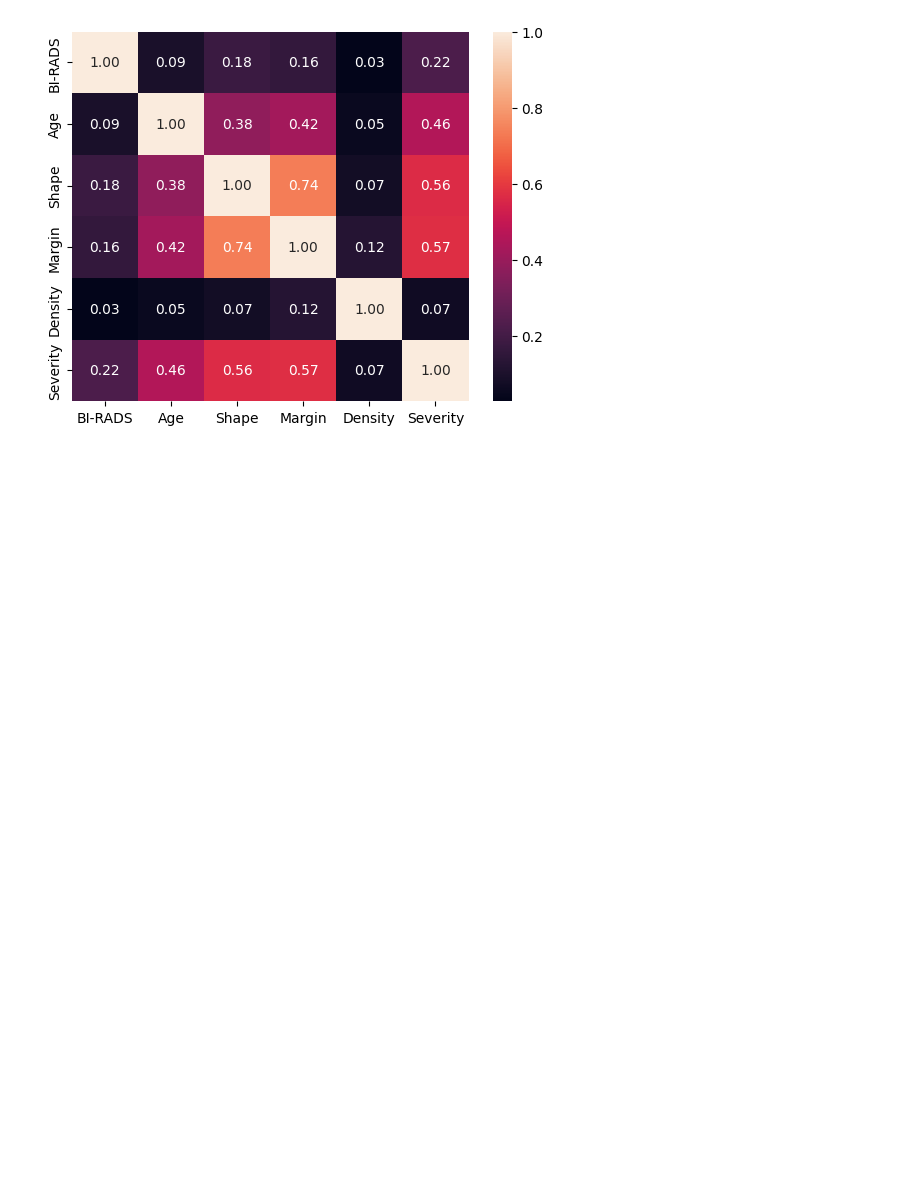
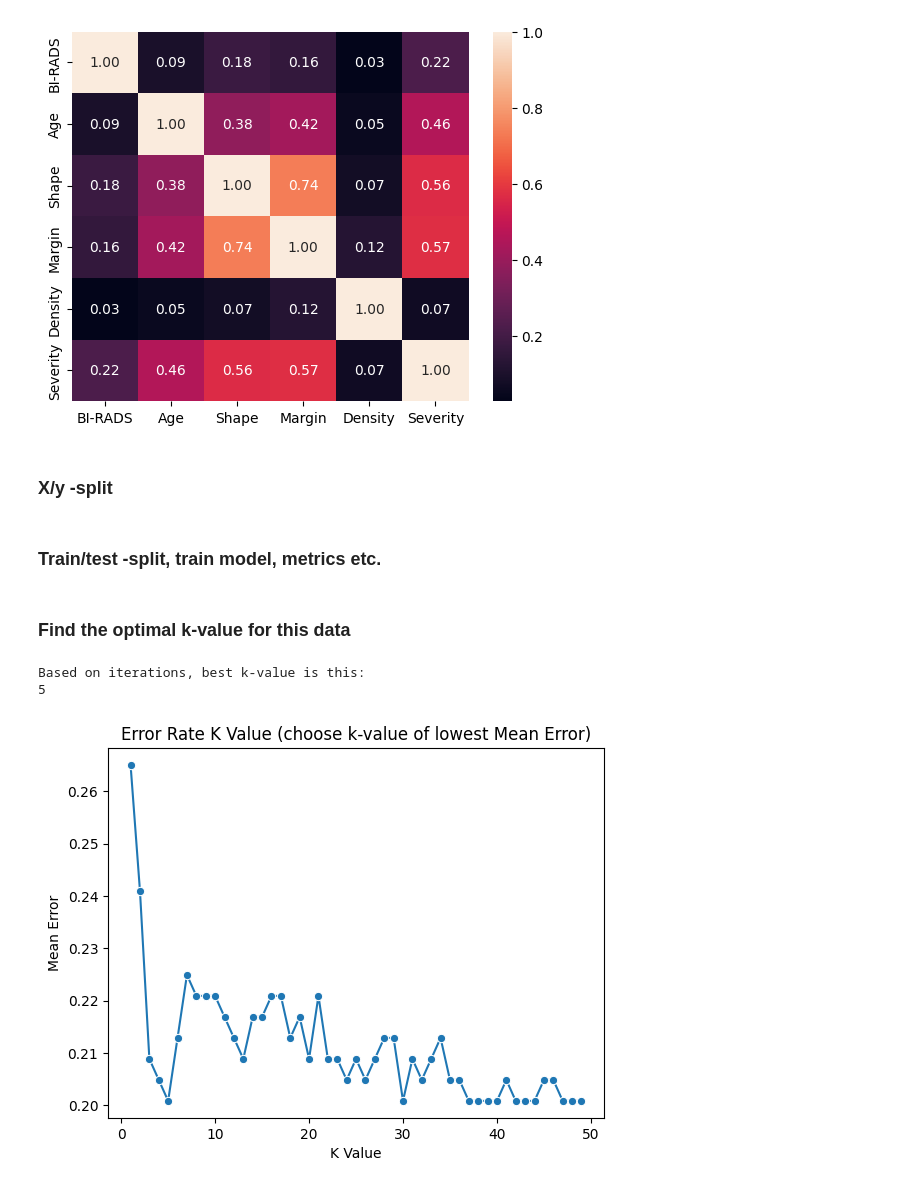
Before and after one commit to RovSveta/Introduction_to-_Machine_Learning_Methods-, a Jupyter notebook: Exercise_project_5/knn_classification_model_1.ipynb, the cells around one changed output. Saved outputs shown, nothing was run; the diff lists cells and outputs as text; code cells hidden in the pictures; blank space fills up the shorter version.

```diff
--- a/Exercise_project_5/knn_classification_model_1.ipynb
+++ b/Exercise_project_5/knn_classification_model_1.ipynb
@@ -160,3 +202,64 @@ sns.heatmap(correlations, annot=True, fmt='.2f')
 # %% [output]
 <Axes: >
 [figure]
+# %%
+# dropping the "Density" column:
+df = df.drop(columns=["Density"])
+# %% [markdown]
+###  X/y -split
+# %%
+# a small trick => use everything else except, the target
+X = df.drop("Severity", axis=1)
+
+# our target variable is y
+y = df['Severity']
+# %% [markdown]
+### Train/test -split, train model, metrics etc.
+# %%
+# create train/test split with scikit-learn's helper function
+# random_state is optional, you can lock down the randomness for same results everytime
+# this is sometimes helpful when you want to minimize randomness in order to maximize optimizations
+
+# it seems we get pretty good classification result with random state = 24 in the train/test -split
+X_train, X_test, y_train, y_test = train_test_split(X, y, test_size=0.3, random_state=24)
+# %% [markdown]
+### Find the optimal k-value for this data
+# %%
+# CLASSIFIER VERSION
+# adjust this to 50 or even 150 if you have lots of data rows
+max_iterations = 50
+
+# list to save the error values in the loop
+error = []
+
+# the default metric in scikit-learn
+metric_selection = "cosine"
+weight_selection = 'uniform'
+
+# Calculating error for K values between 1 and 40
+for i in range(1, max_iterations):
+
+     # try with current k-value, train the model and make a test prediction
+    knn = make_pipeline(StandardScaler(), KNeighborsClassifier(n_neighbors=i, weights=weight_selection, metric=metric_selection))
+    knn.fit(X_train, y_train)
+    pred_i = knn.predict(X_test)
+
+    # save the error value for this k-value
+    error.append(np.mean(pred_i != y_test))
+
+# plot all the k-values and their error values
+sns.lineplot(x=range(1, max_iterations), y=error, marker='o')
+plt.title('Error Rate K Value (choose k-value of lowest Mean Error)')
+plt.xlabel('K Value')
+plt.ylabel('Mean Error')
+
+# choose best k-value based on metrics
+# we have to add +1 to k-value, since argmin() returns an index
+# which starts from 0, but k-values start from 1
+print("Based on iterations, best k-value is this:")
+k_value = np.argmin(error) + 1
+print(k_value)
+# %% [output]
+Based on iterations, best k-value is this:
+5
+[figure, added]
```
Also changed, not shown: parts of 27 cells of this notebook, 3 other files.
